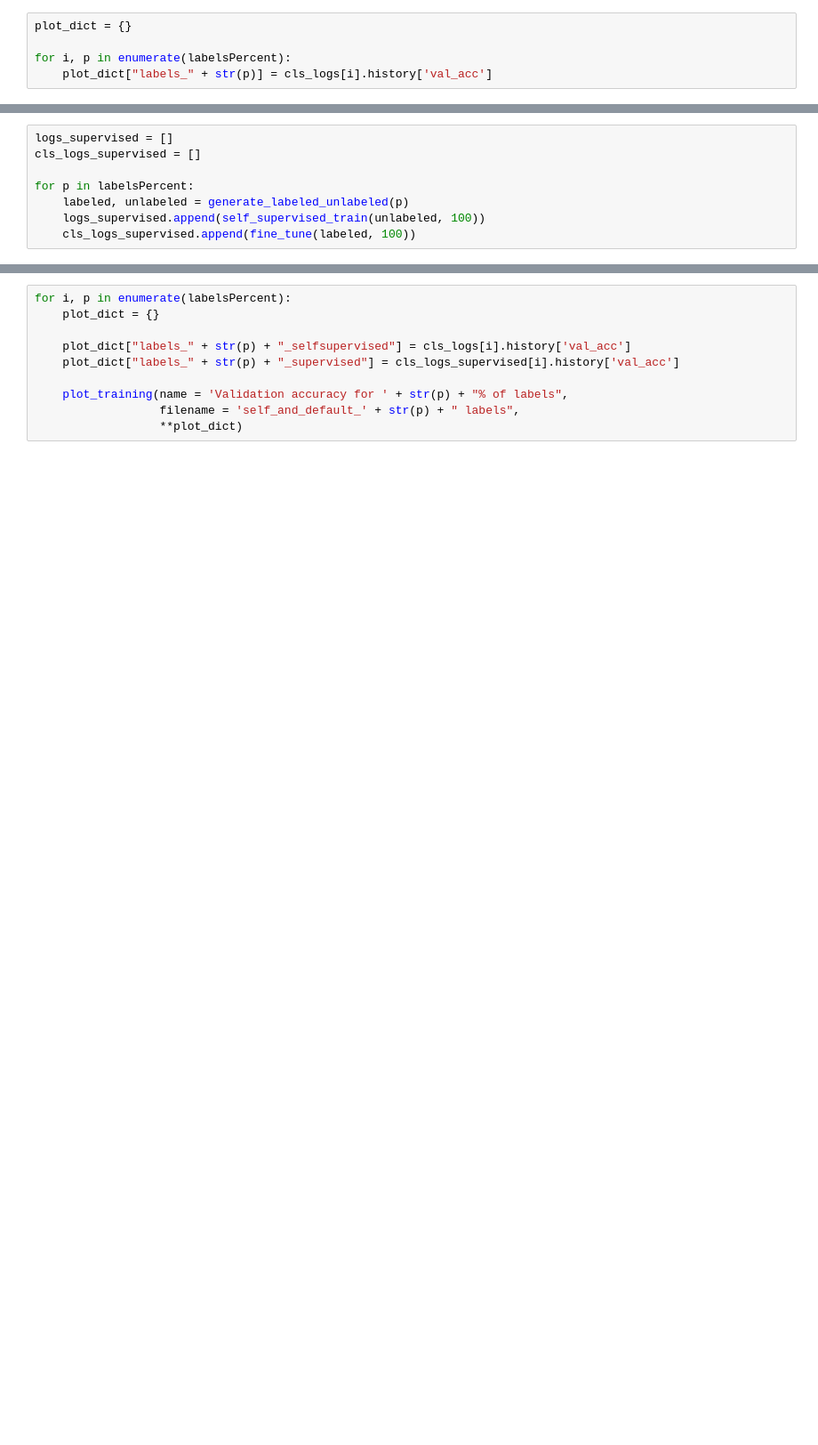
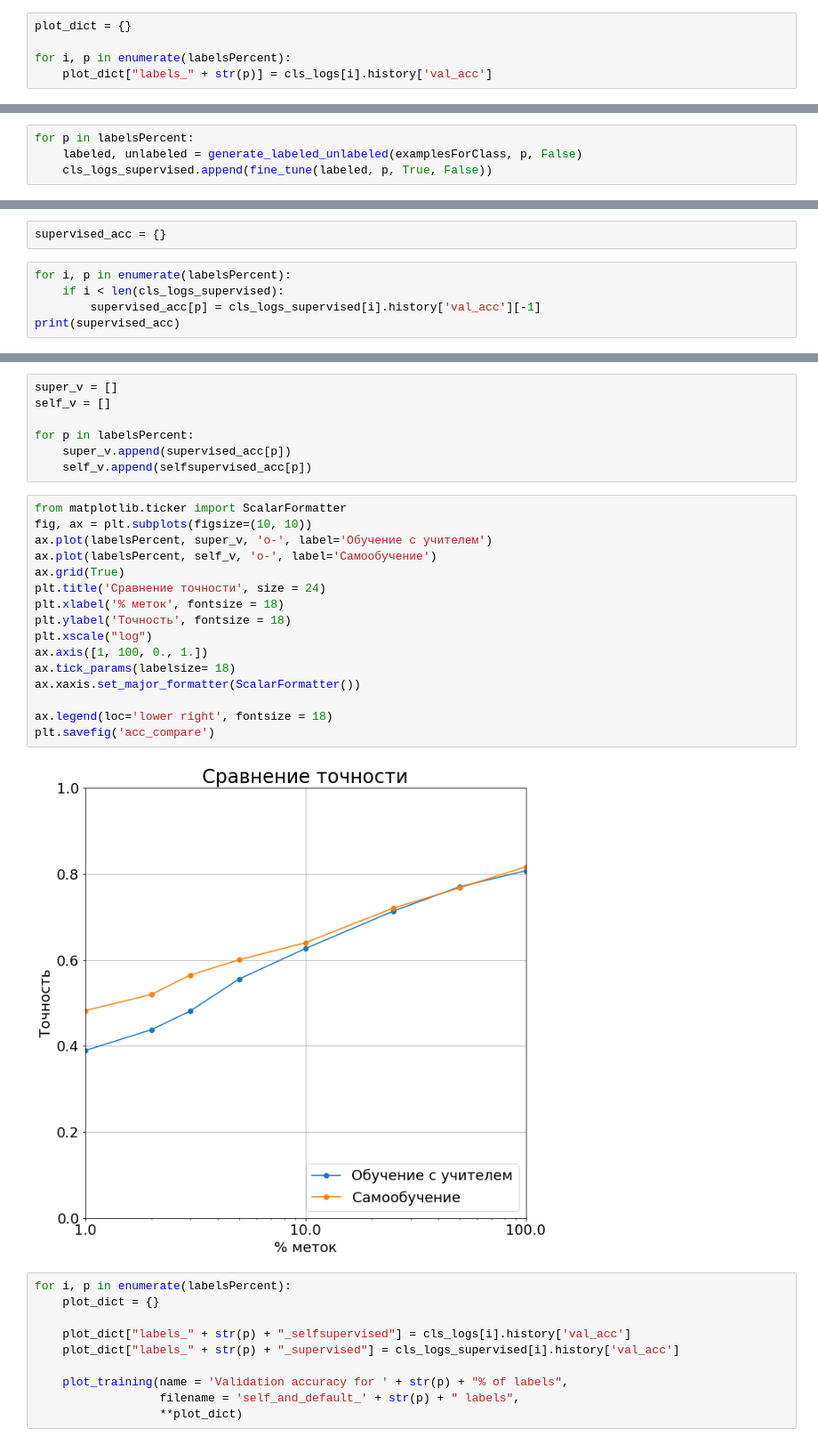
Before and after one commit to hashimsayed0/SelfSupervision, a Jupyter notebook: SelfSupervision.ipynb, the cells around one changed output, grey strips where cells are left out. Shown: that part at 89% size. Drawn from its saved outputs; the diff is of its cells as text; blank space fills up the shorter version.

Commit message:
Add files via upload
Fair comparison with supervised

```diff
--- a/SelfSupervision.ipynb
+++ b/SelfSupervision.ipynb
@@ -310,8 +458,4 @@ plot_training(name = 'Validation accuracy',
 # %%
-logs_supervised = []
-cls_logs_supervised = []
-
 for p in labelsPercent:
-    labeled, unlabeled = generate_labeled_unlabeled(p)
-    logs_supervised.append(self_supervised_train(unlabeled, 100))
-    cls_logs_supervised.append(fine_tune(labeled, 100))
+    labeled, unlabeled = generate_labeled_unlabeled(examplesForClass, p, False)
+    cls_logs_supervised.append(fine_tune(labeled, p, True, False))
@@ -317,0 +480,7 @@ for p in labelsPercent:
+# %%
+supervised_acc = {}
+# %%
+for i, p in enumerate(labelsPercent):
+    if i < len(cls_logs_supervised):
+        supervised_acc[p] = cls_logs_supervised[i].history['val_acc'][-1]
+print(supervised_acc)
@@ -318,3 +489,28 @@ for p in labelsPercent:
+# %%
+super_v = []
+self_v = []
+
+for p in labelsPercent:
+    super_v.append(supervised_acc[p])
+    self_v.append(selfsupervised_acc[p])
+# %%
+from matplotlib.ticker import ScalarFormatter
+fig, ax = plt.subplots(figsize=(10, 10))
+ax.plot(labelsPercent, super_v, 'o-', label='Обучение с учителем')
+ax.plot(labelsPercent, self_v, 'o-', label='Самообучение')
+ax.grid(True)
+plt.title('Сравнение точности', size = 24)
+plt.xlabel('% меток', fontsize = 18)
+plt.ylabel('Точность', fontsize = 18)
+plt.xscale("log")
+ax.axis([1, 100, 0., 1.])
+ax.tick_params(labelsize= 18)
+ax.xaxis.set_major_formatter(ScalarFormatter())
+
+ax.legend(loc='lower right', fontsize = 18)
+plt.savefig('acc_compare')
+# %% [output]
+[figure, added]
 # %%
 for i, p in enumerate(labelsPercent):
     plot_dict = {}
```
Also changed, not shown: parts of 32 cells of this notebook.
